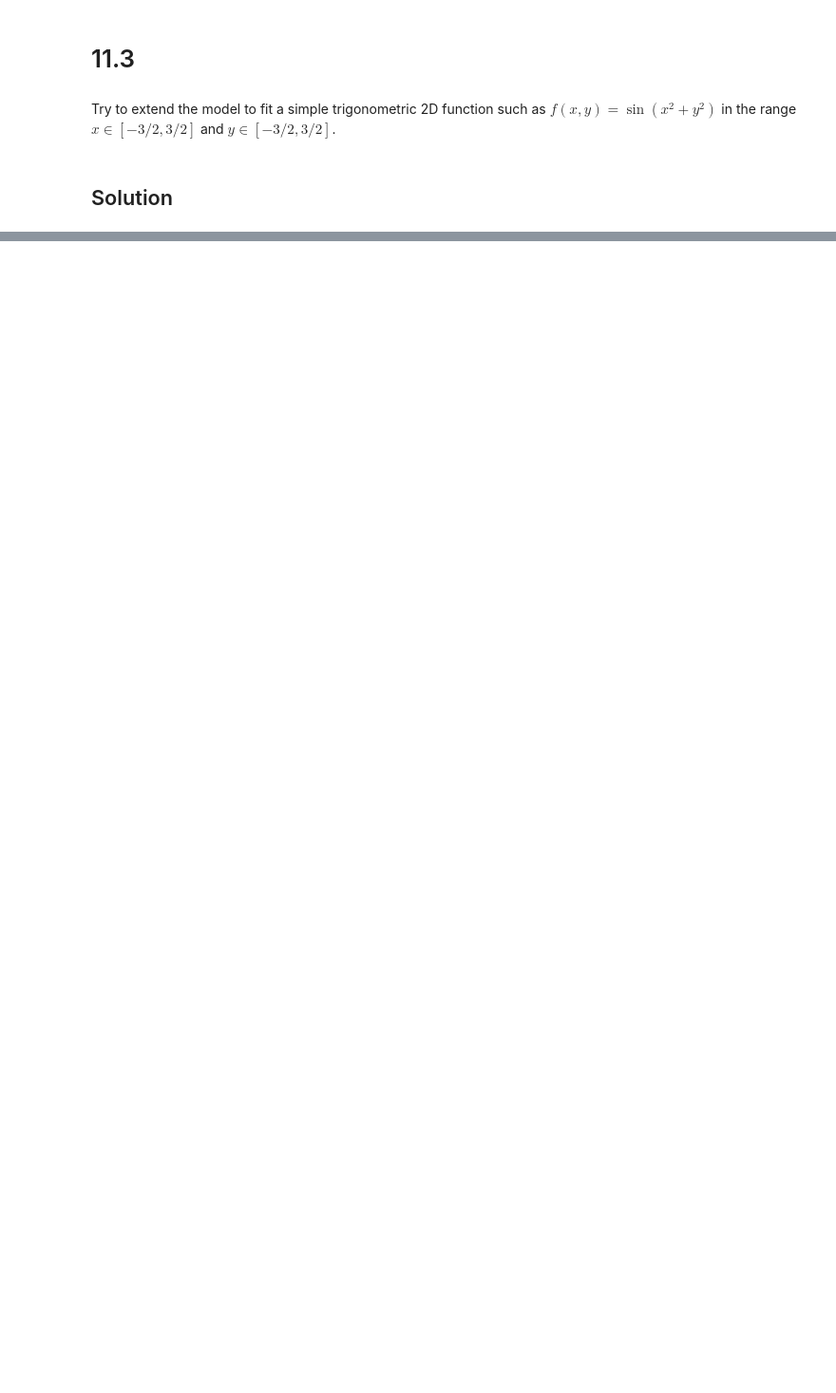
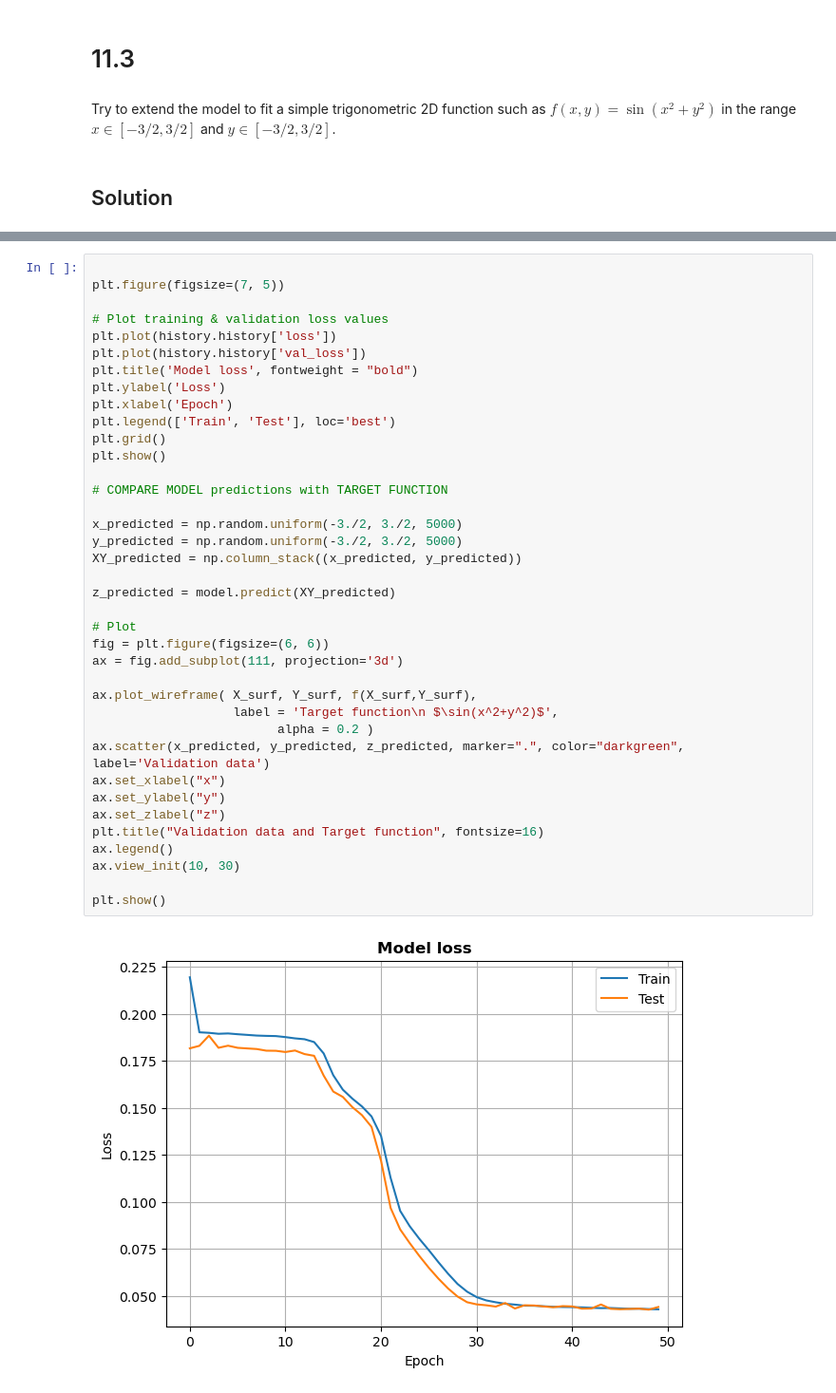
Before and after one commit to tommasoperitoree/Numerical_Simulation_Laboratory, a Jupyter notebook: LSN_11/LSN_11.3.ipynb, the cells around one changed output, grey strips where cells are left out. Shown at 95% size. Cells and saved outputs as stored; diff of their text form; blank space fills up the shorter version.

```diff
--- a/LSN_11/LSN_11.3.ipynb
+++ b/LSN_11/LSN_11.3.ipynb
@@ -262,0 +137,40 @@ NameError: name 'z_predicted' is not defined
+# %%
+
+plt.figure(figsize=(7, 5))
+
+# Plot training & validation loss values
+plt.plot(history.history['loss'])
+plt.plot(history.history['val_loss'])
+plt.title('Model loss', fontweight = "bold")
+plt.ylabel('Loss')
+plt.xlabel('Epoch')
+plt.legend(['Train', 'Test'], loc='best')
+plt.grid()
+plt.show()
+
+# COMPARE MODEL predictions with TARGET FUNCTION
+
+x_predicted = np.random.uniform(-3./2, 3./2, 5000)
+y_predicted = np.random.uniform(-3./2, 3./2, 5000)
+XY_predicted = np.column_stack((x_predicted, y_predicted))
+
+z_predicted = model.predict(XY_predicted)
+
+# Plot
+fig = plt.figure(figsize=(6, 6))
+ax = fig.add_subplot(111, projection='3d')
+
+ax.plot_wireframe( X_surf, Y_surf, f(X_surf,Y_surf),
+                   label = 'Target function\n $\sin(x^2+y^2)$',
+						 alpha = 0.2 )
+ax.scatter(x_predicted, y_predicted, z_predicted, marker=".", color="darkgreen", label='Validation data')
+ax.set_xlabel("x")
+ax.set_ylabel("y")
+ax.set_zlabel("z")
+plt.title("Validation data and Target function", fontsize=16)
+ax.legend()
+ax.view_init(10, 30)
+
+plt.show()
+# %% [output]
+[figure, added]
```
Also changed, not shown: parts of 11 cells of this notebook, 2 other files.
